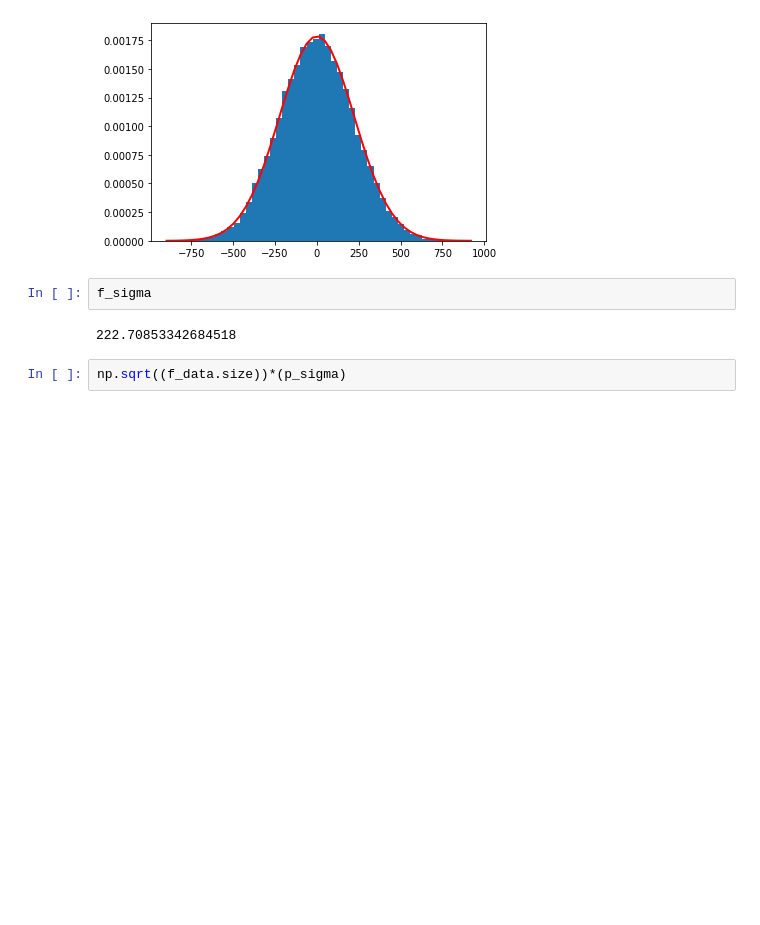
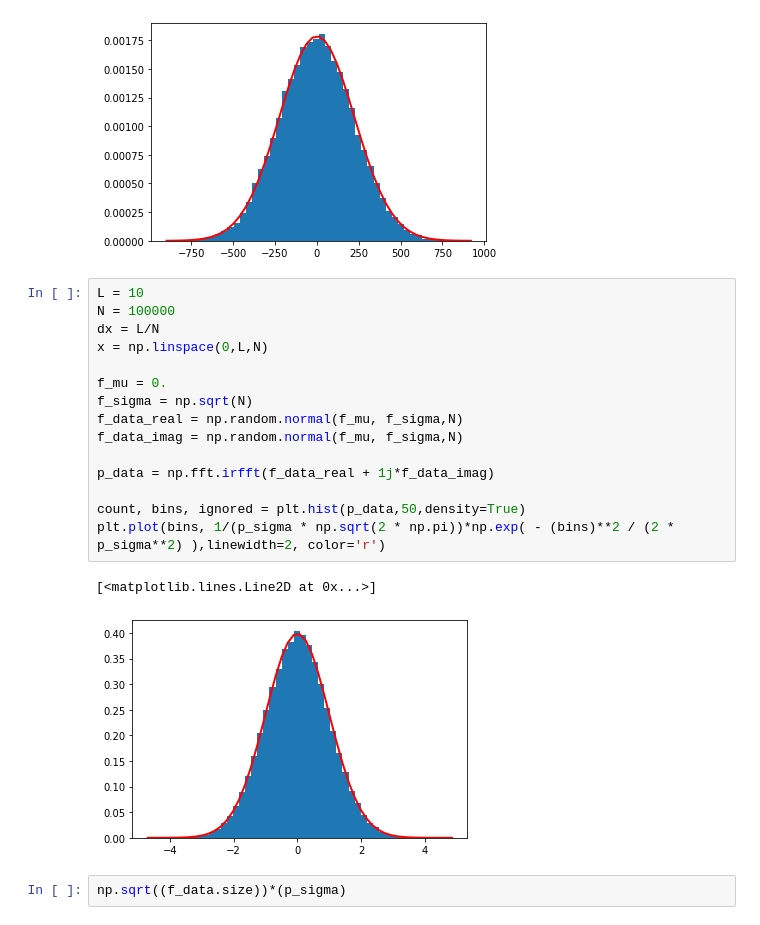
Before and after one commit to mjohnsonperimeter/cosmology_2019, a Jupyter notebook: random_field.ipynb, the cells around one changed output. Cells and saved outputs as stored; diff of their text form; blank space fills up the shorter version.

```diff
--- a/random_field.ipynb
+++ b/random_field.ipynb
@@ -30,10 +30,24 @@ plt.plot(bins, 1/(f_sigma * np.sqrt(2 * np.pi))*np.exp( - (bins)**2 / (2 * f_sig
 # %% [output]
 [<matplotlib.lines.Line2D at 0x...>]
 [figure]
-# %%
-f_sigma
-# %% [output]
-222.70853342684518
+# %%
+L = 10
+N = 100000
+dx = L/N
+x = np.linspace(0,L,N)
+
+f_mu = 0.
+f_sigma = np.sqrt(N)
+f_data_real = np.random.normal(f_mu, f_sigma,N)
+f_data_imag = np.random.normal(f_mu, f_sigma,N)
+
+p_data = np.fft.irfft(f_data_real + 1j*f_data_imag)
+
+count, bins, ignored = plt.hist(p_data,50,density=True)
+plt.plot(bins, 1/(p_sigma * np.sqrt(2 * np.pi))*np.exp( - (bins)**2 / (2 * p_sigma**2) ),linewidth=2, color='r')
+# %% [output]
+[<matplotlib.lines.Line2D at 0x...>]
+[figure, added]
 # %%
 np.sqrt((f_data.size))*(p_sigma)
 # %% [output]
```
